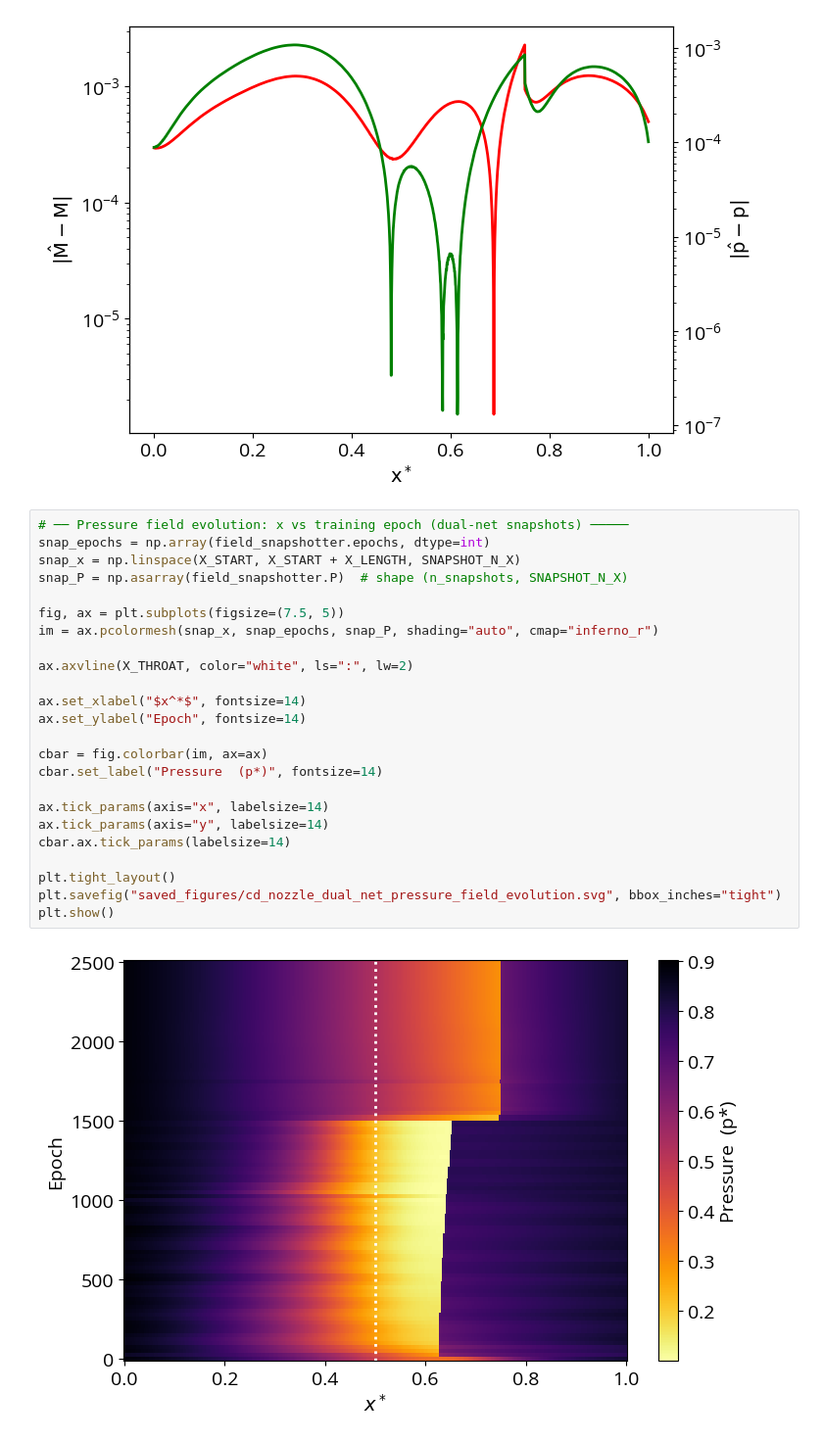
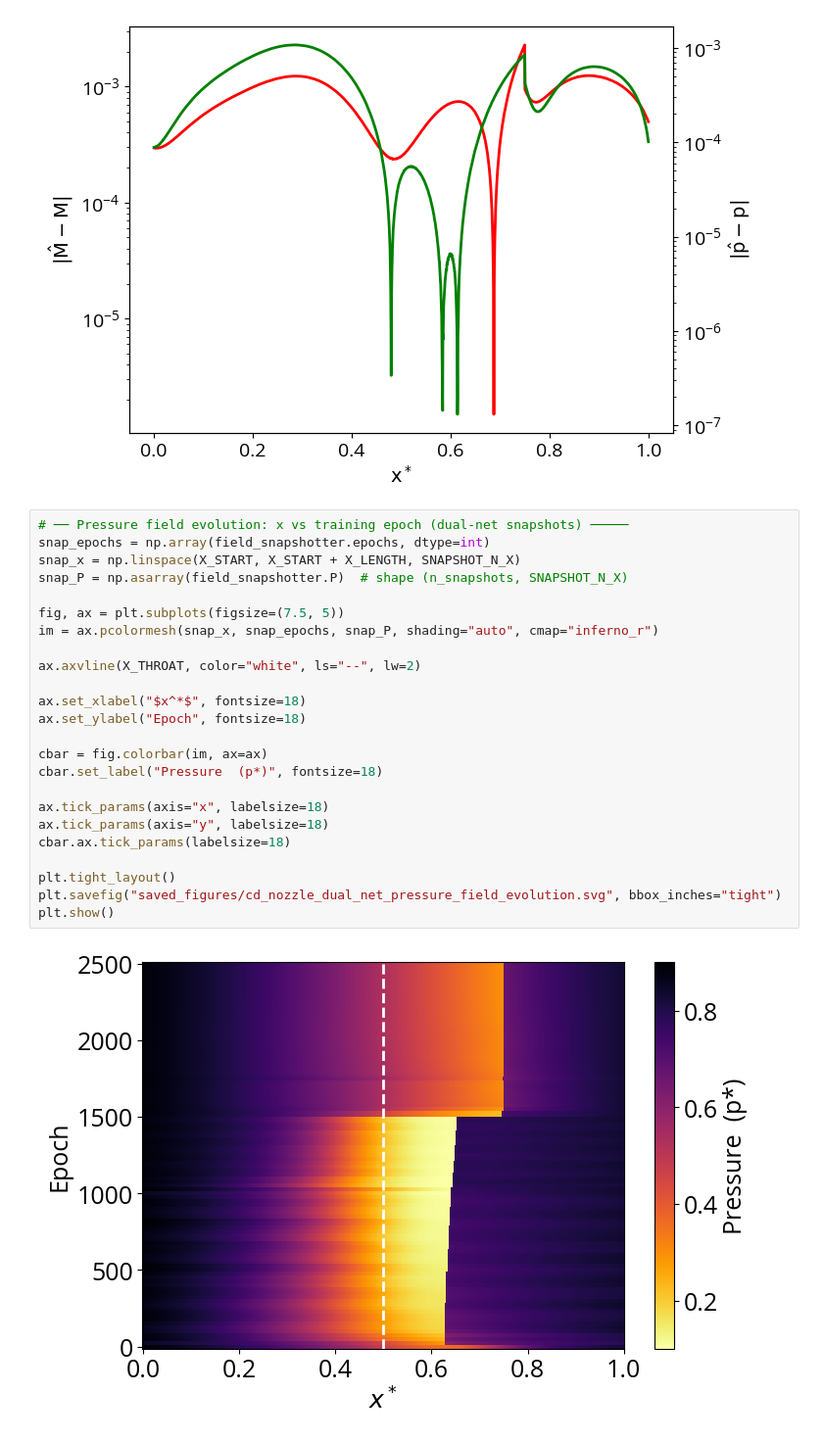
Before and after one commit to Lofty-Brambles/qsnippets, a Jupyter notebook: napc/unsteady_fb_add_pinn.ipynb, the cells around one changed output. Shown at 98% size. Saved outputs shown, nothing was run; the diff lists cells and outputs as text.

```diff
--- a/napc/unsteady_fb_add_pinn.ipynb
+++ b/napc/unsteady_fb_add_pinn.ipynb
@@ -1450,26 +1569,26 @@ plt.show()
 # %%
 # ── Pressure field evolution: x vs training epoch (dual-net snapshots) ─────
 snap_epochs = np.array(field_snapshotter.epochs, dtype=int)
 snap_x = np.linspace(X_START, X_START + X_LENGTH, SNAPSHOT_N_X)
 snap_P = np.asarray(field_snapshotter.P)  # shape (n_snapshots, SNAPSHOT_N_X)
 
 fig, ax = plt.subplots(figsize=(7.5, 5))
 im = ax.pcolormesh(snap_x, snap_epochs, snap_P, shading="auto", cmap="inferno_r")
 
-ax.axvline(X_THROAT, color="white", ls=":", lw=2)
+ax.axvline(X_THROAT, color="white", ls="--", lw=2)
 
-ax.set_xlabel("$x^*$", fontsize=14)
-ax.set_ylabel("Epoch", fontsize=14)
+ax.set_xlabel("$x^*$", fontsize=18)
+ax.set_ylabel("Epoch", fontsize=18)
 
 cbar = fig.colorbar(im, ax=ax)
-cbar.set_label("Pressure  (p*)", fontsize=14)
+cbar.set_label("Pressure  (p*)", fontsize=18)
 
-ax.tick_params(axis="x", labelsize=14)
-ax.tick_params(axis="y", labelsize=14)
-cbar.ax.tick_params(labelsize=14)
+ax.tick_params(axis="x", labelsize=18)
+ax.tick_params(axis="y", labelsize=18)
+cbar.ax.tick_params(labelsize=18)
 
 plt.tight_layout()
 plt.savefig("saved_figures/cd_nozzle_dual_net_pressure_field_evolution.svg", bbox_inches="tight")
 plt.show()
 # %% [output]
-[figure, old version]
+[figure, new version]
```
Also changed, not shown: parts of 11 cells of this notebook, 12 other files.
